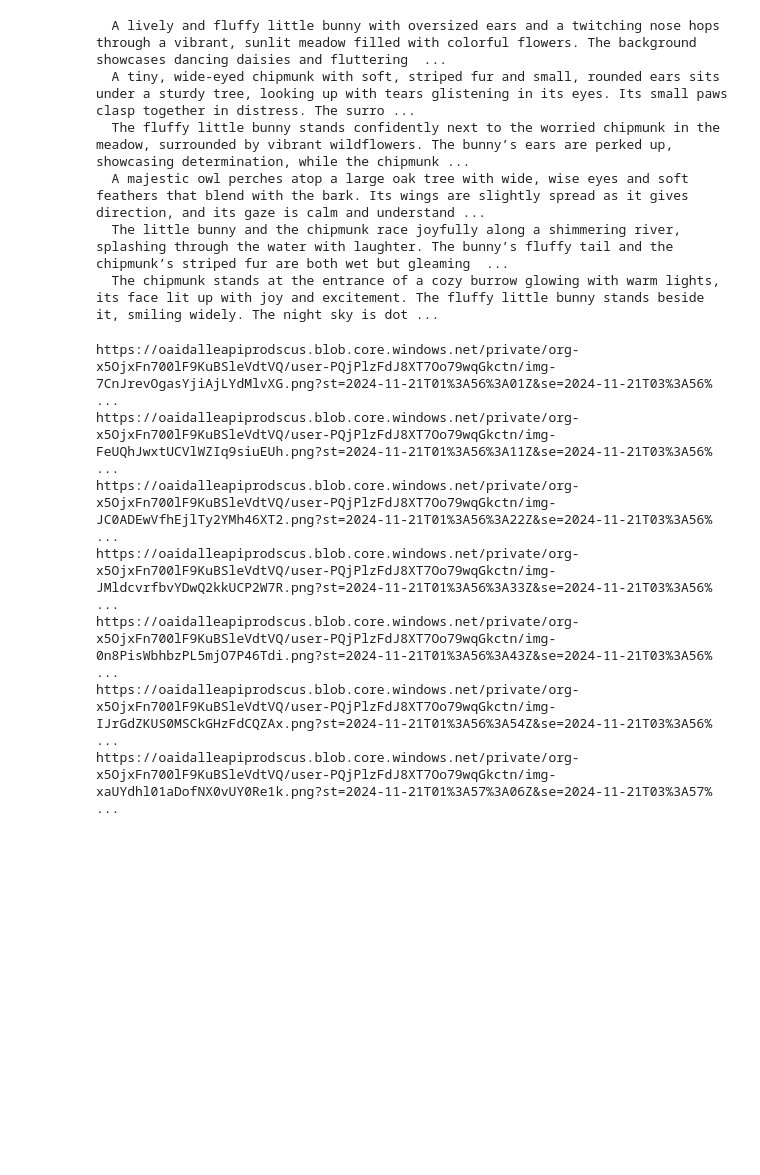
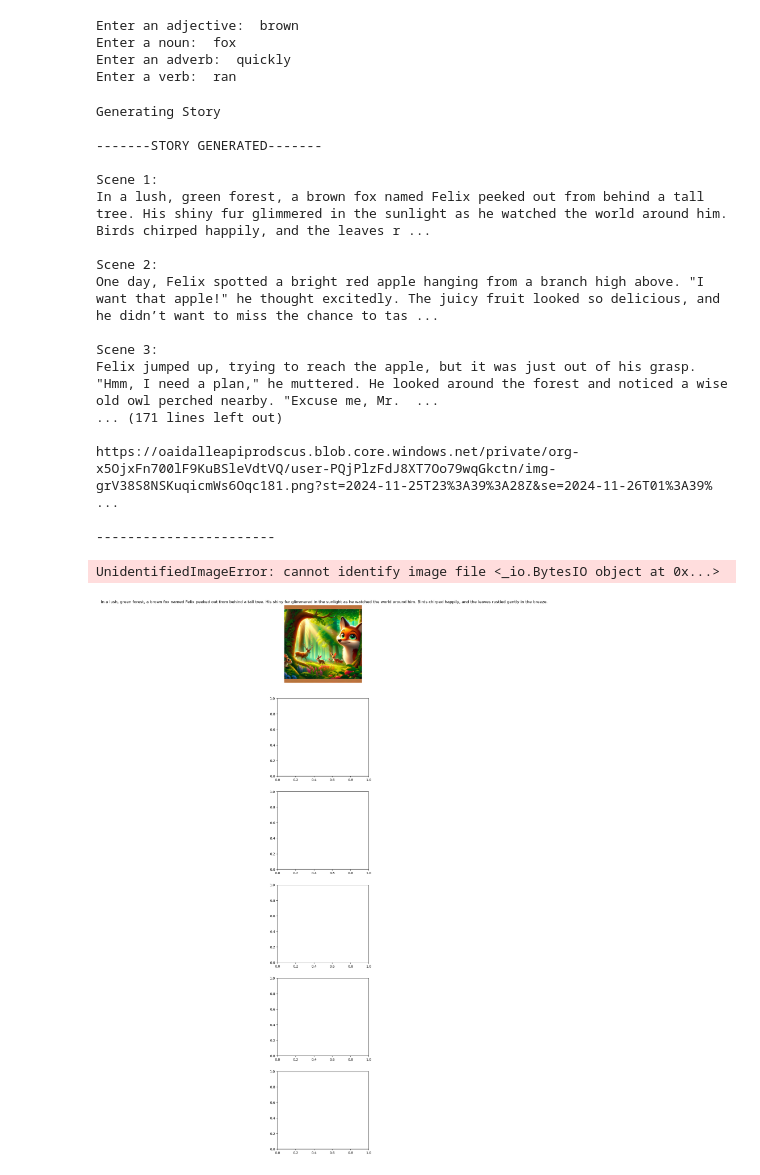
Before and after one commit to pxv6460/AI-Storybook-, a Jupyter notebook: openai.ipynb, the cells around one changed output. Saved outputs shown, nothing was run; the diff lists cells and outputs as text; code cells hidden in the pictures; blank space fills up the shorter version.

```diff
--- a/openai.ipynb
+++ b/openai.ipynb
@@ -100,33 +0,0 @@ The chipmunk stands at the entrance of a cozy burrow glowing with warm lights, i
-# %%
-pattern = r"Scene \d+:"
-prompts = re.split(pattern, image_prompts)
-prompts = [prompt.replace("\n", "") for prompt in prompts]
-prompts = [s for s in prompts if s]
-
-for prompt in prompts:
-    print(prompt)
-# %% [output]
-  A lively and fluffy little bunny with oversized ears and a twitching nose hops through a vibrant, sunlit meadow filled with colorful flowers. The background showcases dancing daisies and fluttering  ...
-  A tiny, wide-eyed chipmunk with soft, striped fur and small, rounded ears sits under a sturdy tree, looking up with tears glistening in its eyes. Its small paws clasp together in distress. The surro ...
-  The fluffy little bunny stands confidently next to the worried chipmunk in the meadow, surrounded by vibrant wildflowers. The bunny’s ears are perked up, showcasing determination, while the chipmunk ...
-  A majestic owl perches atop a large oak tree with wide, wise eyes and soft feathers that blend with the bark. Its wings are slightly spread as it gives direction, and its gaze is calm and understand ...
-  The little bunny and the chipmunk race joyfully along a shimmering river, splashing through the water with laughter. The bunny’s fluffy tail and the chipmunk’s striped fur are both wet but gleaming  ...
-  The chipmunk stands at the entrance of a cozy burrow glowing with warm lights, its face lit up with joy and excitement. The fluffy little bunny stands beside it, smiling widely. The night sky is dot ...
-# %%
-for i in range(len(prompts)):
-    response = client.images.generate(
-        model="dall-e-2",
-        prompt=prompts[i] + "Generate the image in the style of a children's book.",
-        n=1,
-        size="1024x1024"
-    )
-    image_url = response.data[0].url
-    print(image_url)
-# %% [output]
-https://oaidalleapiprodscus.blob.core.windows.net/private/org-x5OjxFn700lF9KuBSleVdtVQ/user-PQjPlzFdJ8XT7Oo79wqGkctn/img-7CnJrevOgasYjiAjLYdMlvXG.png?st=2024-11-21T01%3A56%3A01Z&se=2024-11-21T03%3A56% ...
-https://oaidalleapiprodscus.blob.core.windows.net/private/org-x5OjxFn700lF9KuBSleVdtVQ/user-PQjPlzFdJ8XT7Oo79wqGkctn/img-FeUQhJwxtUCVlWZIq9siuEUh.png?st=2024-11-21T01%3A56%3A11Z&se=2024-11-21T03%3A56% ...
-https://oaidalleapiprodscus.blob.core.windows.net/private/org-x5OjxFn700lF9KuBSleVdtVQ/user-PQjPlzFdJ8XT7Oo79wqGkctn/img-JC0ADEwVfhEjlTy2YMh46XT2.png?st=2024-11-21T01%3A56%3A22Z&se=2024-11-21T03%3A56% ...
-https://oaidalleapiprodscus.blob.core.windows.net/private/org-x5OjxFn700lF9KuBSleVdtVQ/user-PQjPlzFdJ8XT7Oo79wqGkctn/img-JMldcvrfbvYDwQ2kkUCP2W7R.png?st=2024-11-21T01%3A56%3A33Z&se=2024-11-21T03%3A56% ...
-https://oaidalleapiprodscus.blob.core.windows.net/private/org-x5OjxFn700lF9KuBSleVdtVQ/user-PQjPlzFdJ8XT7Oo79wqGkctn/img-0n8PisWbhbzPL5mjO7P46Tdi.png?st=2024-11-21T01%3A56%3A43Z&se=2024-11-21T03%3A56% ...
-https://oaidalleapiprodscus.blob.core.windows.net/private/org-x5OjxFn700lF9KuBSleVdtVQ/user-PQjPlzFdJ8XT7Oo79wqGkctn/img-IJrGdZKUS0MSCkGHzFdCQZAx.png?st=2024-11-21T01%3A56%3A54Z&se=2024-11-21T03%3A56% ...
-https://oaidalleapiprodscus.blob.core.windows.net/private/org-x5OjxFn700lF9KuBSleVdtVQ/user-PQjPlzFdJ8XT7Oo79wqGkctn/img-xaUYdhl01aDofNX0vUY0Re1k.png?st=2024-11-21T01%3A57%3A06Z&se=2024-11-21T03%3A57% ...
@@ -132,0 +3,40 @@ https://oaidalleapiprodscus.blob.core.windows.net/private/org-x5OjxFn700lF9KuBSl
+# %%
+words = {
+    "adjective1": input("Enter an adjective: "),
+    "noun1": input("Enter a noun: "),
+    "adverb1": input("Enter an adverb: "),
+    "verb1": input("Enter a verb: ")
+}
+# %% [output]
+Enter an adjective:  brown
+Enter a noun:  fox
+Enter an adverb:  quickly
+Enter a verb:  ran
+# %%
+story = StoryGPT(
+    "PASTE_KEY_HERE",
+    "proj_MRYMDgs0tsPON6n6syQuO5d6",
+    words
+)
+
+story.create_story(verbose=True)
+# %% [output]
+Generating Story
+
+-------STORY GENERATED-------
+
+Scene 1:
+In a lush, green forest, a brown fox named Felix peeked out from behind a tall tree. His shiny fur glimmered in the sunlight as he watched the world around him. Birds chirped happily, and the leaves r ...
+
+Scene 2:
+One day, Felix spotted a bright red apple hanging from a branch high above. "I want that apple!" he thought excitedly. The juicy fruit looked so delicious, and he didn’t want to miss the chance to tas ...
+
+Scene 3:
+Felix jumped up, trying to reach the apple, but it was just out of his grasp. "Hmm, I need a plan," he muttered. He looked around the forest and noticed a wise old owl perched nearby. "Excuse me, Mr.  ...
+... (171 lines left out)
+
+https://oaidalleapiprodscus.blob.core.windows.net/private/org-x5OjxFn700lF9KuBSleVdtVQ/user-PQjPlzFdJ8XT7Oo79wqGkctn/img-grV38S8NSKuqicmWs6Oqc181.png?st=2024-11-25T23%3A39%3A28Z&se=2024-11-26T01%3A39% ...
+
+-----------------------
+UnidentifiedImageError: cannot identify image file <_io.BytesIO object at 0x...>
+[figure, added]
```
Also changed, not shown: parts of 5 cells of this notebook, 1 other file.
